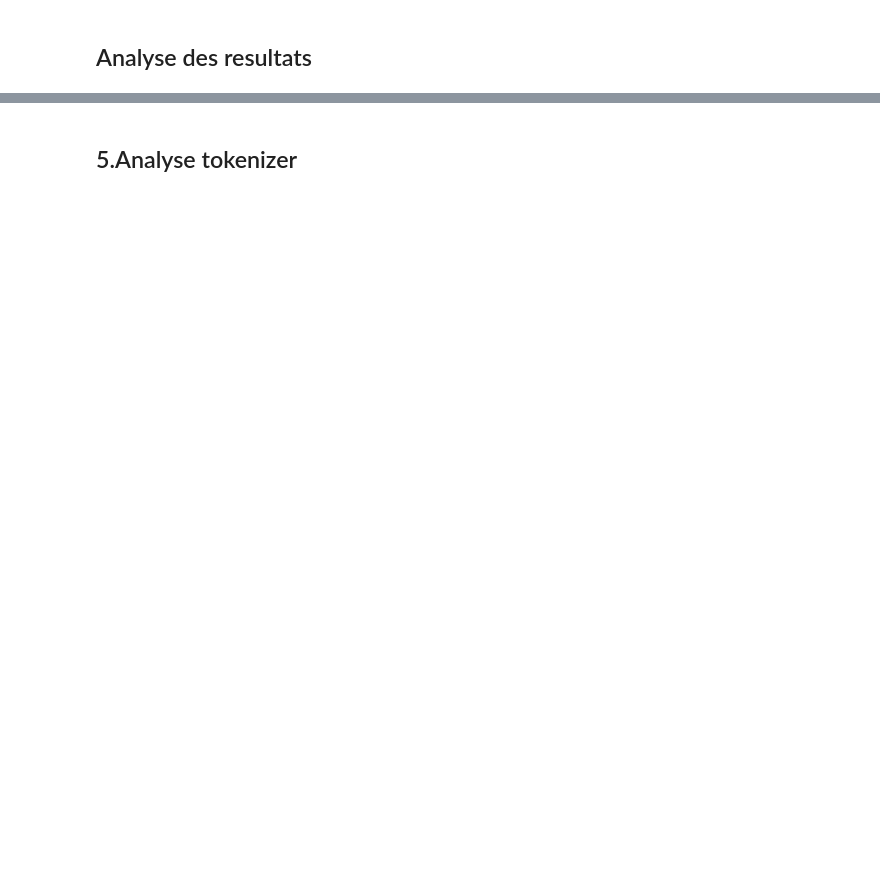
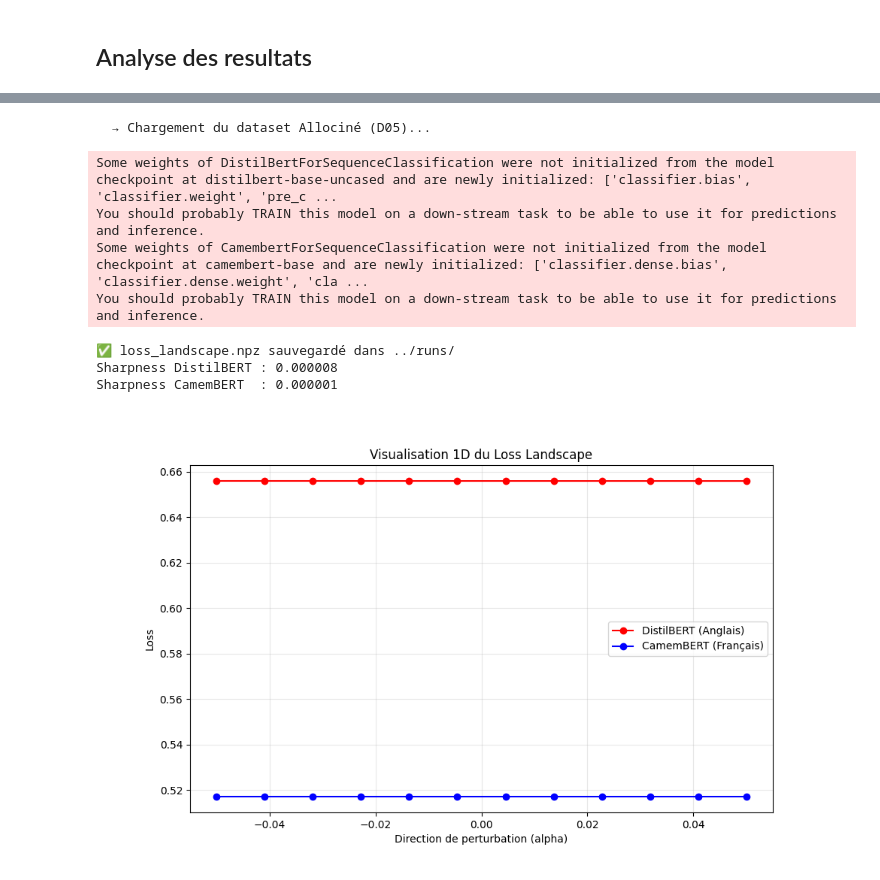
Before and after one commit to KALEFACK/ML-Optimisation, a Jupyter notebook: notebooks/analysis.ipynb, the cells around one changed output, grey strips where cells are left out. Drawn from its saved outputs; the diff is of its cells as text; code cells hidden in the pictures; blank space fills up the shorter version.

```diff
--- a/notebooks/analysis.ipynb
+++ b/notebooks/analysis.ipynb
@@ -40,8 +98,65 @@ print(f"Sharpness CamemBERT  : {compute_sharpness(data['alphas_cb'], data['losse
 # %%
-best_db = max(results_db, key=lambda x: x['f1'])
-best_cb = max(results_cb, key=lambda x: x['f1'])
-plot_convergence(best_db['convergence_history'], best_cb['convergence_history'],
-                 save_path='../figures/convergence.png')
+# ╔══════════════════════════════════════════════════════╗
+# CELLULE 5 — Loss Landscape & Sharpness
+# ╚══════════════════════════════════════════════════════╝
+import os
+from IPython.display import Image
+from transformers import AutoModelForSequenceClassification
+from src.model_setup import get_device
+from src.data_loader import load_allocine_dataset, create_balanced_subset, tokenize_dataset
+from src.model_setup import load_model
+from src.visualisation import compute_loss_landscape, compute_sharpness, plot_loss_landscapes
+
+device = get_device()
+
+# ── Données de validation ─────────────────────────────
+raw_dataset = load_allocine_dataset()
+val_raw     = create_balanced_subset(raw_dataset, "validation", n_per_class=50, seed=43)
+_, tok_db, _ = load_model("distilbert", device)
+_, tok_cb, _ = load_model("camembert",  device)
+val_db = tokenize_dataset(val_raw, tok_db, max_length=128)
+val_cb = tokenize_dataset(val_raw, tok_cb, max_length=128)
+
+# ── Meilleurs checkpoints ─────────────────────────────
+best_trial_db = int(df_db.loc[df_db['f1'].idxmax(), 'trial'])
+best_trial_cb = int(df_cb.loc[df_cb['f1'].idxmax(), 'trial'])
+
+def get_best_checkpoint(trial_dir):
+    checkpoints = [os.path.join(trial_dir, d)
+                   for d in os.listdir(trial_dir) if d.startswith("checkpoint")]
+    return sorted(checkpoints)[-1]
+
+model_db = AutoModelForSequenceClassification.from_pretrained(
+    get_best_checkpoint(f'../runs/distilbert_trial_{best_trial_db}')).to(device)
+model_cb = AutoModelForSequenceClassification.from_pretrained(
+    get_best_checkpoint(f'../runs/camembert_trial_{best_trial_cb}')).to(device)
+
+# ── Calcul ────────────────────────────────────────────
+alphas_db, losses_db = compute_loss_landscape(model_db, val_db, n_points=12, epsilon=0.05)
+alphas_cb, losses_cb = compute_loss_landscape(model_cb, val_cb, n_points=12, epsilon=0.05)
+
+# ── Sauvegarde ────────────────────────────────────────
+np.savez('../runs/loss_landscape.npz',
+         alphas_db=alphas_db, losses_db=losses_db,
+         alphas_cb=alphas_cb, losses_cb=losses_cb)
+print("✅ loss_landscape.npz sauvegardé dans ../runs/")
+
+# ── Visualisation ─────────────────────────────────────
+plot_loss_landscapes(alphas_db, losses_db, alphas_cb, losses_cb,
+                     save_path='../figures/loss_landscape.png')
+
+print(f"Sharpness DistilBERT : {compute_sharpness(alphas_db, losses_db):.6f}")
+print(f"Sharpness CamemBERT  : {compute_sharpness(alphas_cb, losses_cb):.6f}")
+
+Image('../figures/loss_landscape.png')
+# %% [output]
+  → Chargement du dataset Allociné (D05)...
+Some weights of DistilBertForSequenceClassification were not initialized from the model checkpoint at distilbert-base-uncased and are newly initialized: ['classifier.bias', 'classifier.weight', 'pre_c ...
+You should probably TRAIN this model on a down-stream task to be able to use it for predictions and inference.
+Some weights of CamembertForSequenceClassification were not initialized from the model checkpoint at camembert-base and are newly initialized: ['classifier.dense.bias', 'classifier.dense.weight', 'cla ...
+You should probably TRAIN this model on a down-stream task to be able to use it for predictions and inference.
+✅ loss_landscape.npz sauvegardé dans ../runs/
+Sharpness DistilBERT : 0.000008
+Sharpness CamemBERT  : 0.000001
+[figure, added]
-# %% [markdown]
-## 5.Analyse tokenizer
 # %%
```
Also changed, not shown: parts of 19 cells of this notebook, 44 other files.
